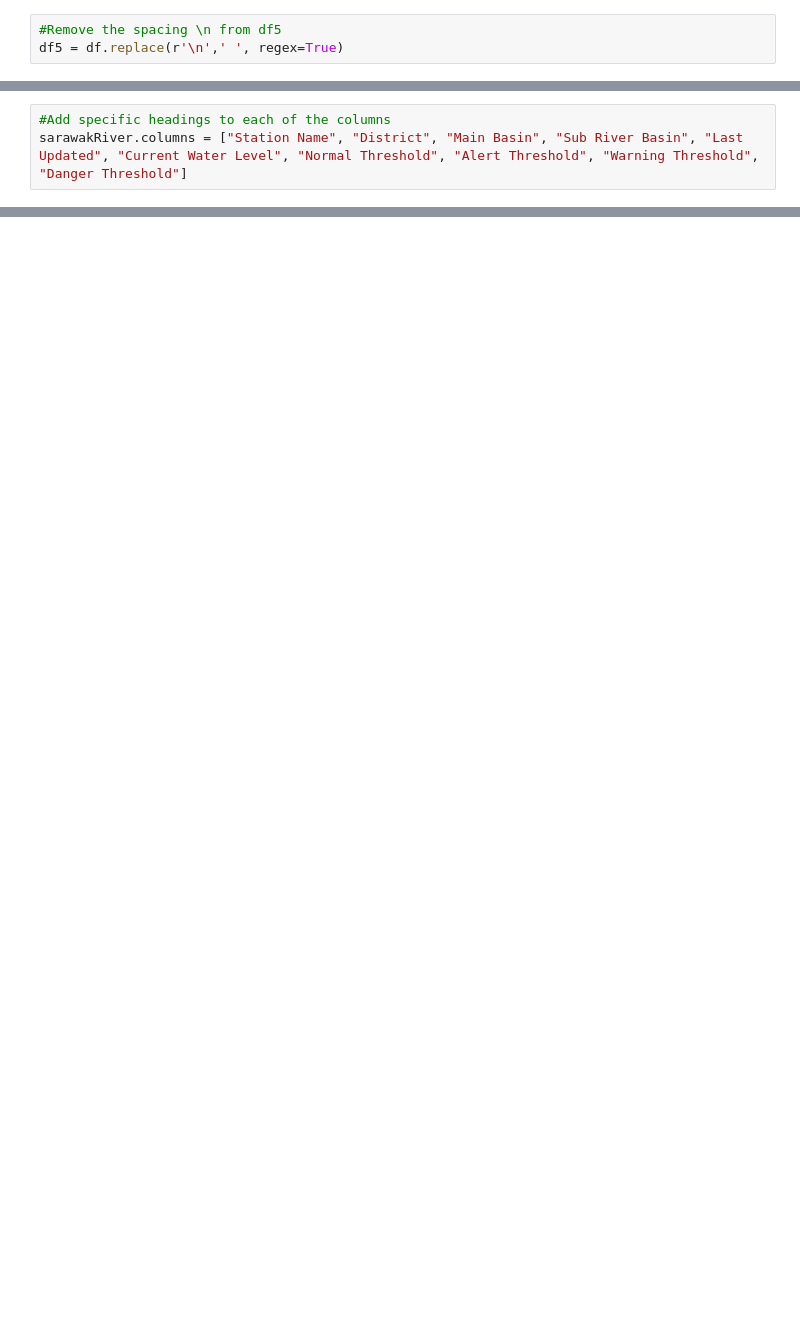
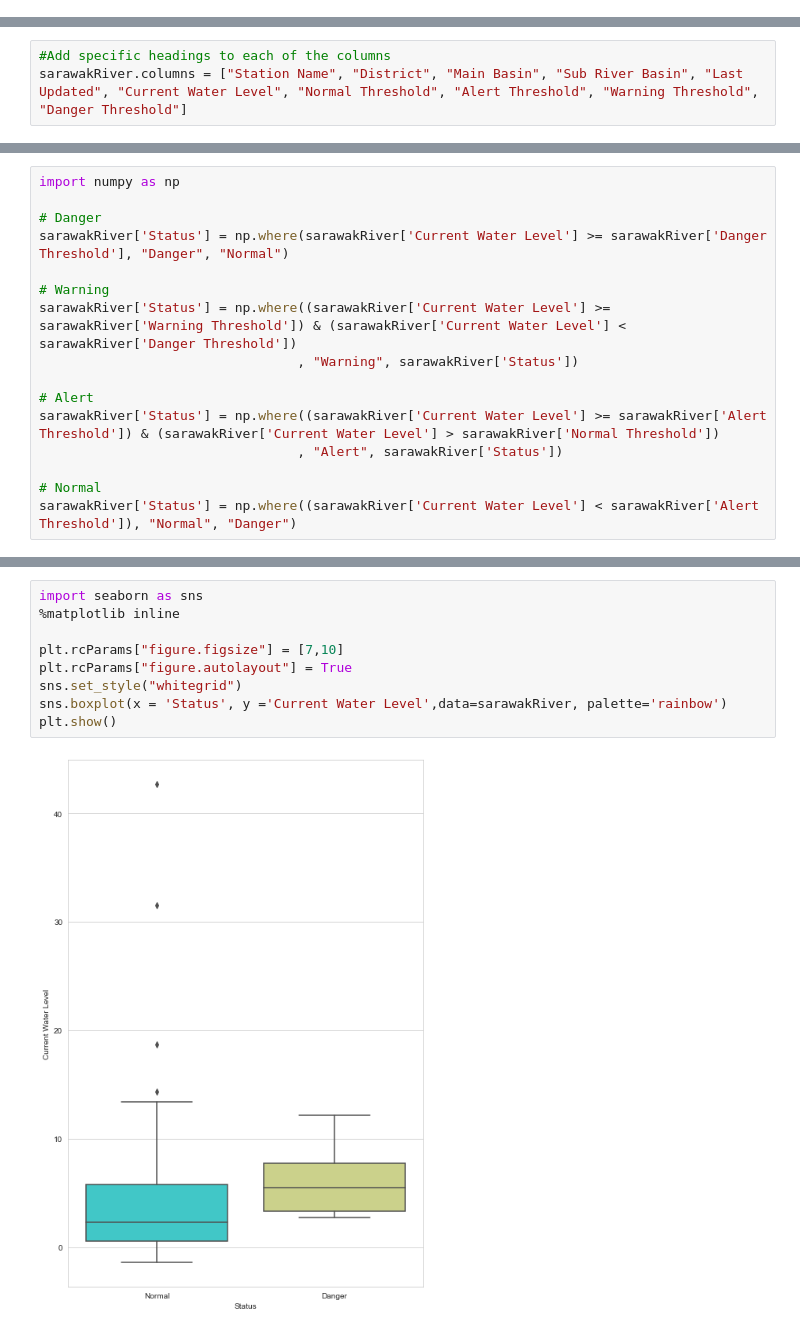
Before and after one commit to jhamuza/FSProjOne, a Jupyter notebook: XJ_JPNB/ADS Mini Project - Web Scrapping (PIB).ipynb, the cells around one changed output, grey strips where cells are left out. Drawn from its saved outputs; the diff is of its cells as text; blank space fills up the shorter version.

```diff
--- a/XJ_JPNB/ADS Mini Project - Web Scrapping (PIB).ipynb
+++ b/XJ_JPNB/ADS Mini Project - Web Scrapping (PIB).ipynb
@@ -152,7 +155,4 @@ df5
 95 rows × 1 columns
-# %%
-#Remove the spacing \n from df5
-df5 = df.replace(r'\n',' ', regex=True)
 # %%
 #Combine the individual dataframes side-by-side into a single dataframe
 sarawakRiver = pd.concat([df, df1, df2, df3, df4, df5, df6, df7, df8, df9], axis=1)
@@ -262,0 +245,16 @@ df["a"] = df["a"].astype(str).astype(int)
+# %%
+import numpy as np
+
+# Danger
+sarawakRiver['Status'] = np.where(sarawakRiver['Current Water Level'] >= sarawakRiver['Danger Threshold'], "Danger", "Normal")
+
+# Warning
+sarawakRiver['Status'] = np.where((sarawakRiver['Current Water Level'] >= sarawakRiver['Warning Threshold']) & (sarawakRiver['Current Water Level'] < sarawakRiver['Danger Threshold'])
+                                 , "Warning", sarawakRiver['Status'])
+
+# Alert
+sarawakRiver['Status'] = np.where((sarawakRiver['Current Water Level'] >= sarawakRiver['Alert Threshold']) & (sarawakRiver['Current Water Level'] > sarawakRiver['Normal Threshold'])
+                                 , "Alert", sarawakRiver['Status'])
+
+# Normal
+sarawakRiver['Status'] = np.where((sarawakRiver['Current Water Level'] < sarawakRiver['Alert Threshold']), "Normal", "Danger")
@@ -262,0 +282,11 @@ df["a"] = df["a"].astype(str).astype(int)
+# %%
+import seaborn as sns
+%matplotlib inline
+
+plt.rcParams["figure.figsize"] = [7,10]
+plt.rcParams["figure.autolayout"] = True
+sns.set_style("whitegrid")
+sns.boxplot(x = 'Status', y ='Current Water Level',data=sarawakRiver, palette='rainbow')
+plt.show()
+# %% [output]
+[figure, added]
```
Also changed, not shown: parts of 25 cells of this notebook.
